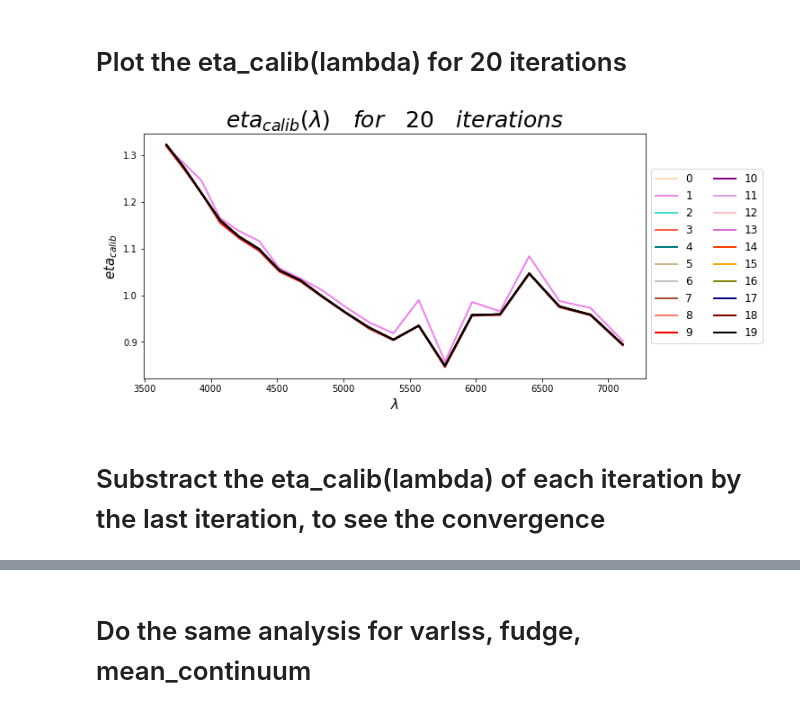
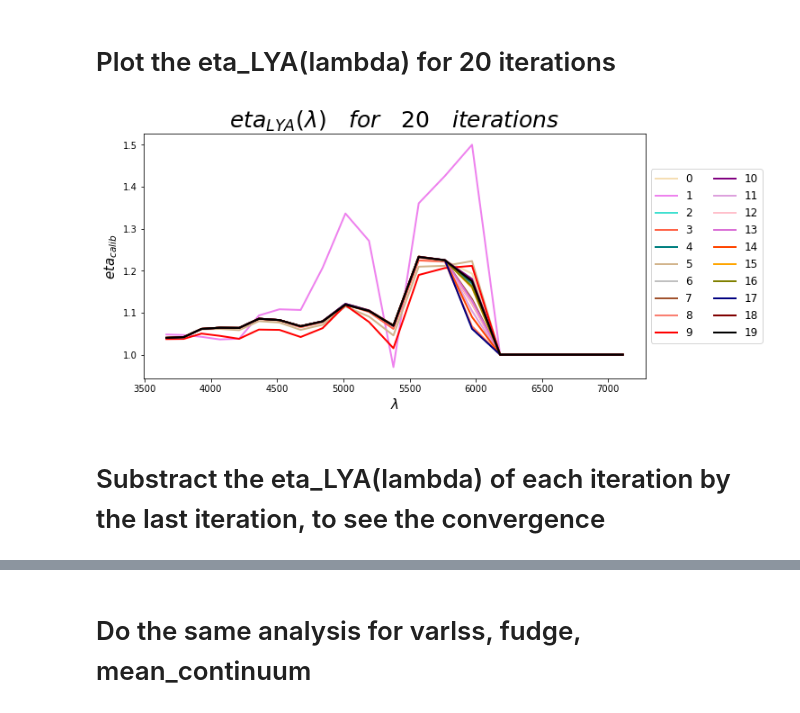
Before and after one commit to moonlovist/Picca_convergence_check, a Jupyter notebook: picca_convergence.ipynb, the cells around one changed output, grey strips where cells are left out. Saved outputs shown, nothing was run; the diff lists cells and outputs as text; code cells hidden in the pictures.

```diff
--- a/picca_convergence.ipynb
+++ b/picca_convergence.ipynb
@@ -77,20 +77,20 @@ for index in range(19):
     fudge_LYA.append(document_LYA['WEIGHT']['fudge'][:])
     mean_cont_LYA.append(document_LYA['CONT']['mean_cont'][:])
 # %% [markdown]
-# Plot the eta_calib(lambda) for 20 iterations
+# Plot the eta_LYA(lambda) for 20 iterations
 # %%
 plt.figure()
-plt.title(r'$eta_{calib}(\lambda)\quad for\quad 20\quad iterations$', fontsize=25)
+plt.title(r'$eta_{LYA}(\lambda)\quad for\quad 20\quad iterations$', fontsize=25)
 for num,color in zip(range(19),colors[3:]):
-    plt.plot(10**loglam_calib[num],eta_calib[num],label = '%s'%num,color = color)
-plt.plot(10**loglam_calib[-1],eta_calib[-1],label = '19',color = 'black')
+    plt.plot(10**loglam_LYA[num],eta_LYA[num],label = '%s'%num,color = color)
+plt.plot(10**loglam_LYA[-1],eta_LYA[-1],label = '19',color = 'black')
 plt.xlabel(r'$\lambda$')
 plt.ylabel(r'$eta_{calib}$')
 plt.legend(loc='center left', bbox_to_anchor=(1.0, 0.5),ncol=2)
 plt.show()
 # %% [output]
-[figure, old version]
+[figure, new version]
 # %% [markdown]
-# Substract the eta_calib(lambda) of each iteration by the last iteration, to see the convergence
+# Substract the eta_LYA(lambda) of each iteration by the last iteration, to see the convergence
 # %%
 plt.figure()
```
Also changed, not shown: parts of 27 cells of this notebook.
